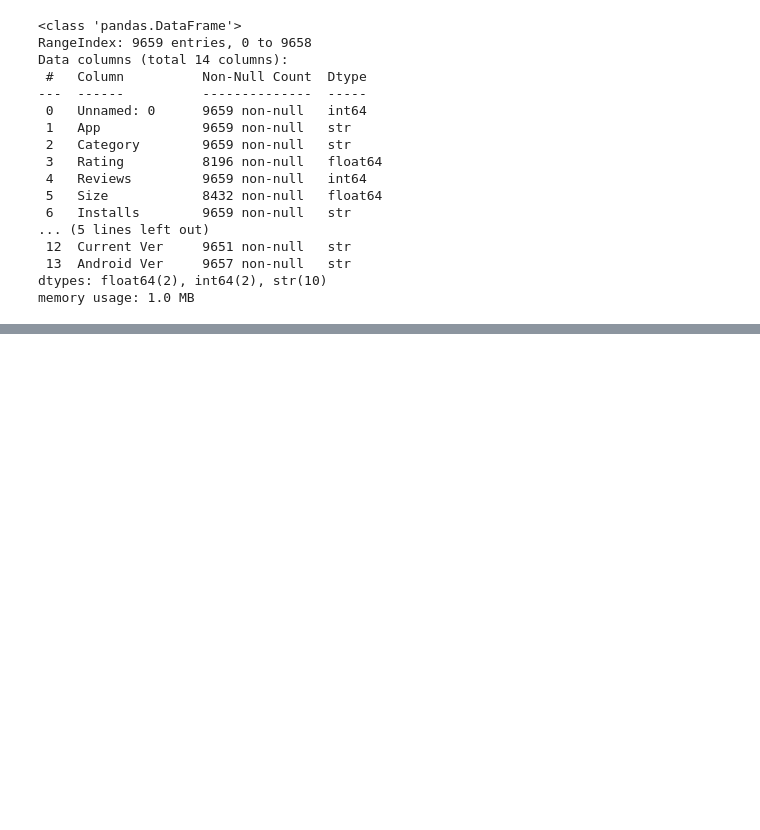
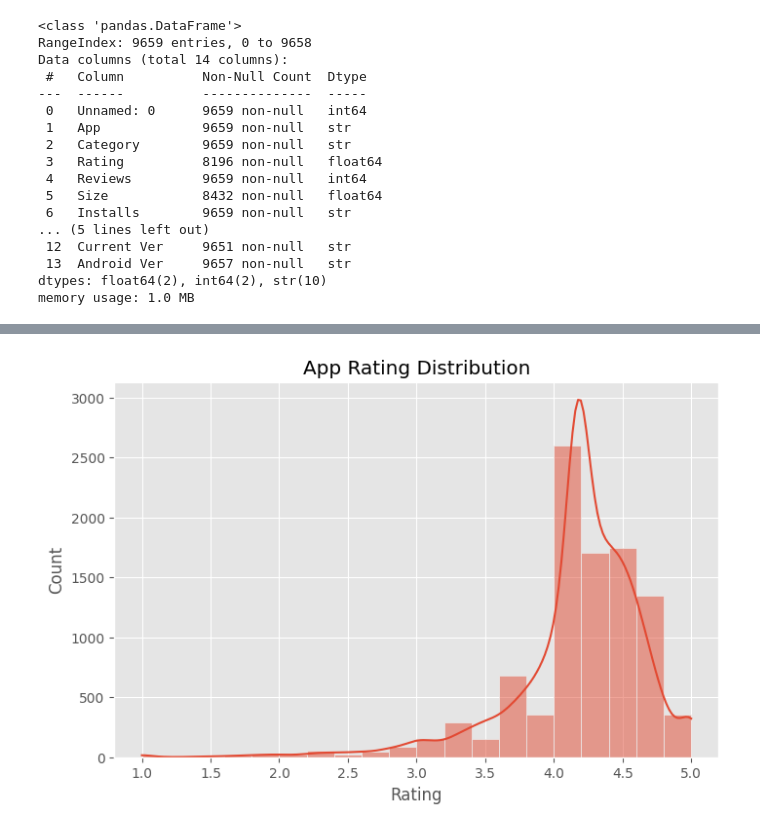
Before and after one commit to bhanuprakash45371-ai/Google_Playstore, a Jupyter notebook: Google_Play_Store_Analysis.ipynb, the cells around one changed output, grey strips where cells are left out. Saved outputs shown, nothing was run; the diff lists cells and outputs as text; code cells hidden in the pictures; blank space fills up the shorter version.

```diff
--- a/Google_Play_Store_Analysis.ipynb
+++ b/Google_Play_Store_Analysis.ipynb
@@ -127,7 +43,0 @@ plt.show()
-# %%
-df["Installs"] = df["Installs"].str.replace(",", "")
-df["Installs"] = df["Installs"].str.replace("+", "", regex=False)
-
-df["Installs"] = pd.to_numeric(df["Installs"])
-
-df[["App", "Installs"]].sort_values(by="Installs", ascending=False).head(10)
@@ -164,0 +135,14 @@ Dataset saved successfully!
+# %%
+plt.figure(figsize=(8,5))
+
+sns.histplot(
+    df['Rating'],
+    bins=20,
+    kde=True
+)
+
+plt.title("App Rating Distribution")
+
+plt.show()
+# %% [output]
+[figure, added]
```
Also changed, not shown: parts of 48 cells of this notebook.
